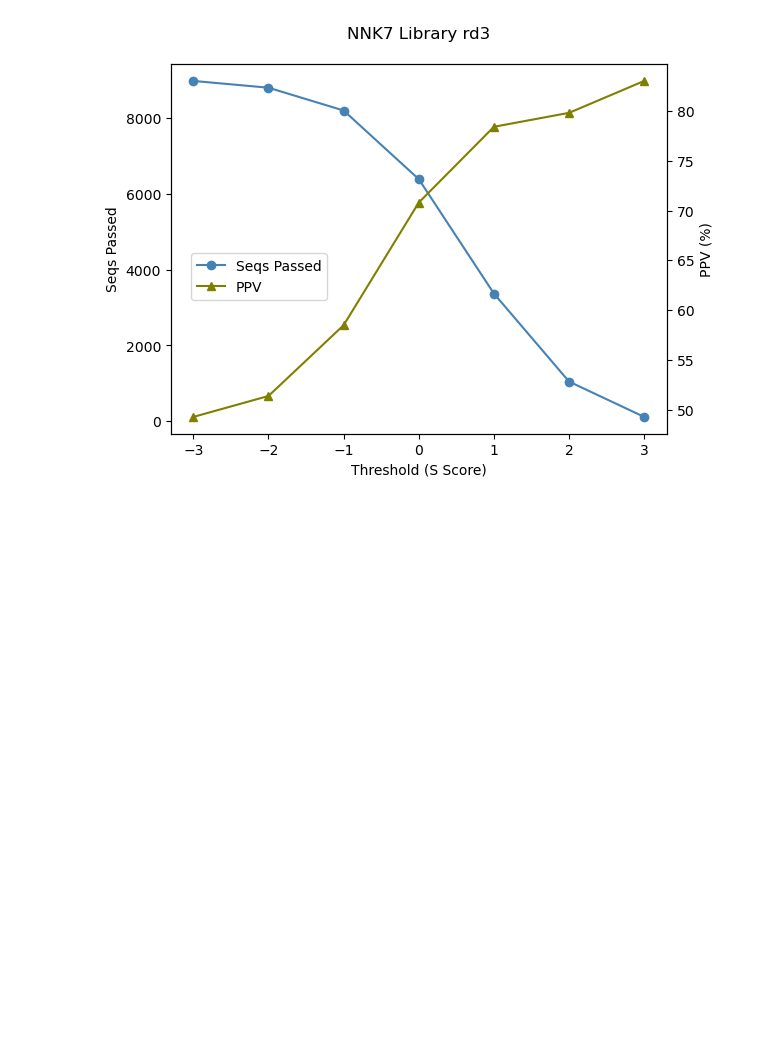
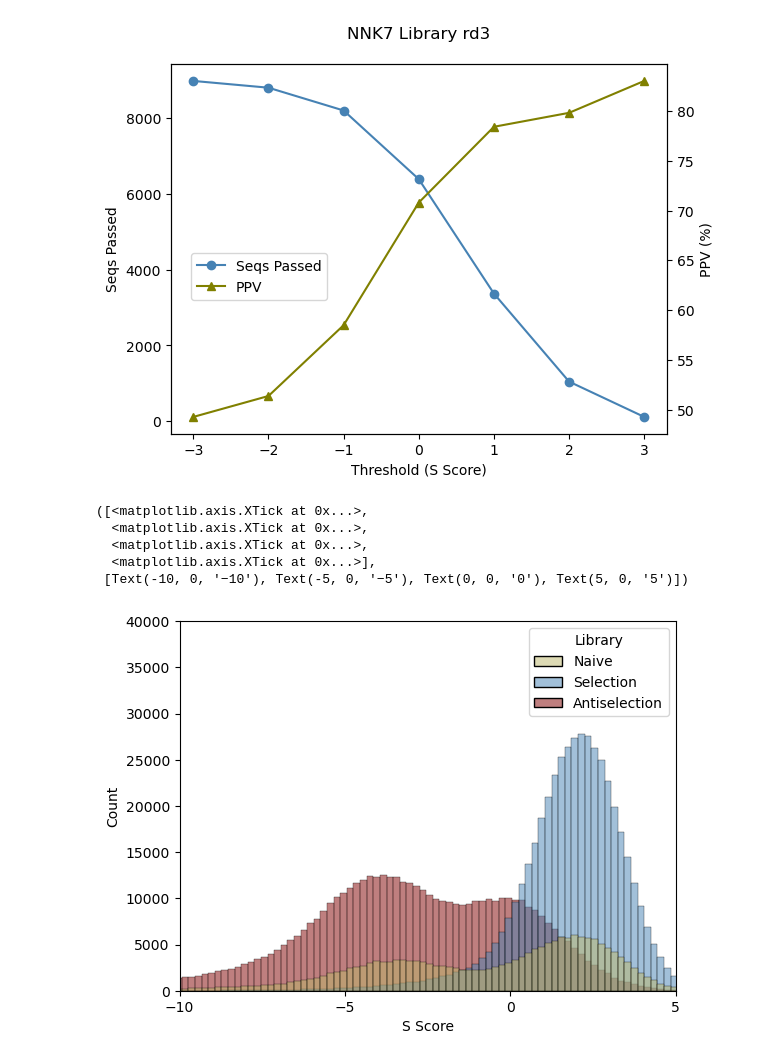
Before and after one commit to Kuhlman-Lab/LynD-substrate-modeling, a Jupyter notebook: src/eda/eda.ipynb, the cells around one changed output. Saved outputs shown, nothing was run; the diff lists cells and outputs as text; code cells hidden in the pictures; blank space fills up the shorter version.

```diff
--- a/src/eda/eda.ipynb
+++ b/src/eda/eda.ipynb
@@ -226,0 +234,31 @@ s_anti = s_score(anti, y_star)
+# %%
+qc['S Score'] = s_qc
+qc['Library'] = 'Naive'
+sel['S Score'] = s_sel
+sel['Library'] = 'Selection'
+anti['S Score'] = s_anti
+anti['Library'] = 'Antiselection'
+
+combined = pd.concat([qc, sel, anti]).reset_index(drop=True)
+combined['C1-C4'] = combined['var_seq'].str[:4].str.contains('C')
+combined = combined.drop('round', axis=1)
+# combined.to_csv('NNK7-updated-S-Scores.csv')
+# %%
+import seaborn as sns
+pal = ['darkkhaki', 'steelblue', 'maroon'
+]
+disp = combined
+# disp = combined.loc[combined['C1-C4']]
+sns.histplot(disp, x='S Score', hue='Library', alpha=0.5, stat='count', binwidth=0.2, palette=pal)
+plt.xlim(-10, 5)
+plt.ylim(0, 40000)
+plt.xticks([-10, -5, 0, 5])
+# plt.savefig('NNK7-rd3-SScore-dist-QC.pdf')
+# plt.savefig('NNK7-rd3-SScore-dist-QC-C1-C4.pdf')
+# %% [output]
+([<matplotlib.axis.XTick at 0x...>,
+  <matplotlib.axis.XTick at 0x...>,
+  <matplotlib.axis.XTick at 0x...>,
+  <matplotlib.axis.XTick at 0x...>],
+ [Text(-10, 0, '−10'), Text(-5, 0, '−5'), Text(0, 0, '0'), Text(5, 0, '5')])
+[figure, added]
```
Also changed, not shown: parts of 19 cells of this notebook, 22 other files.
